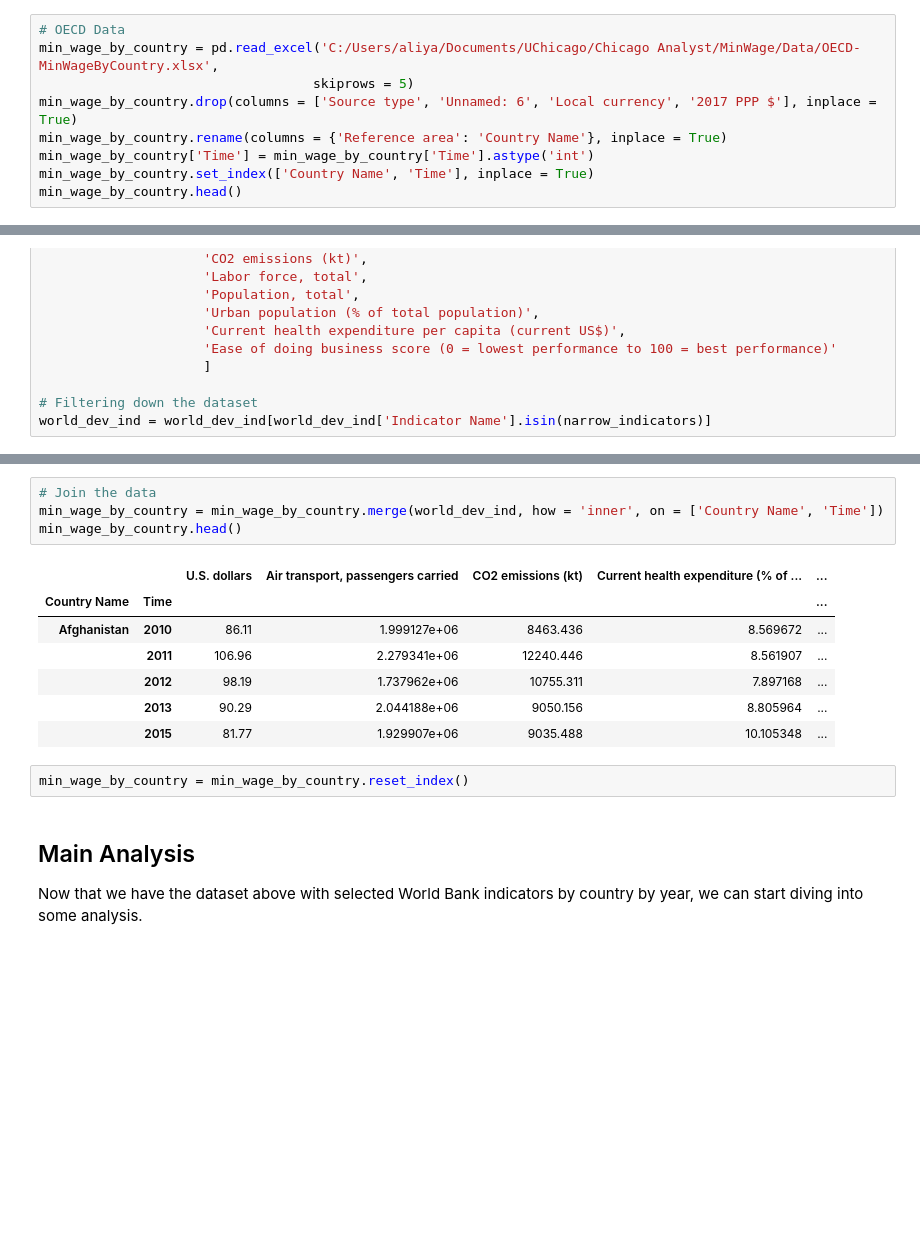
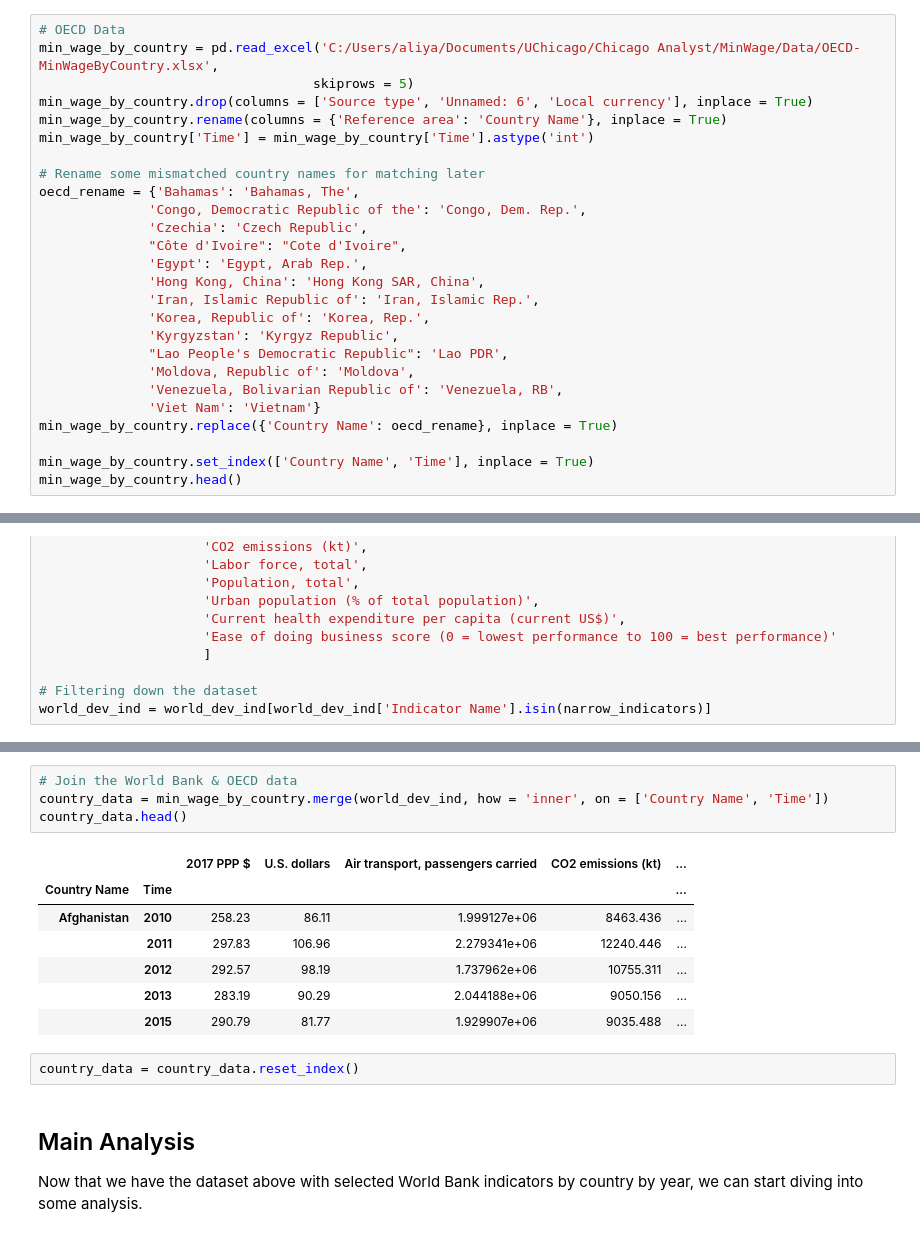
Before and after one commit to aliya-zee/chianalyst, a Jupyter notebook: MinWage-EDA.ipynb, the cells around one changed output, grey strips where cells are left out. Saved outputs shown, nothing was run; the diff lists cells and outputs as text; blank space fills up the shorter version.

```diff
--- a/MinWage-EDA.ipynb
+++ b/MinWage-EDA.ipynb
@@ -55,9 +58,26 @@ This data comes in two parts - the minimum wage by country by year (OECD data) a
 # OECD Data
 min_wage_by_country = pd.read_excel('C:/Users/aliya/Documents/UChicago/Chicago Analyst/MinWage/Data/OECD-MinWageByCountry.xlsx',
                                    skiprows = 5)
-min_wage_by_country.drop(columns = ['Source type', 'Unnamed: 6', 'Local currency', '2017 PPP $'], inplace = True)
+min_wage_by_country.drop(columns = ['Source type', 'Unnamed: 6', 'Local currency'], inplace = True)
 min_wage_by_country.rename(columns = {'Reference area': 'Country Name'}, inplace = True)
 min_wage_by_country['Time'] = min_wage_by_country['Time'].astype('int')
+
+# Rename some mismatched country names for matching later
+oecd_rename = {'Bahamas': 'Bahamas, The',
+              'Congo, Democratic Republic of the': 'Congo, Dem. Rep.',
+              'Czechia': 'Czech Republic',
+              "Côte d'Ivoire": "Cote d'Ivoire",
+              'Egypt': 'Egypt, Arab Rep.',
+              'Hong Kong, China': 'Hong Kong SAR, China',
+              'Iran, Islamic Republic of': 'Iran, Islamic Rep.',
+              'Korea, Republic of': 'Korea, Rep.',
+              'Kyrgyzstan': 'Kyrgyz Republic',
+              "Lao People's Democratic Republic": 'Lao PDR',
+              'Moldova, Republic of': 'Moldova',
+              'Venezuela, Bolivarian Republic of': 'Venezuela, RB',
+              'Viet Nam': 'Vietnam'}
+min_wage_by_country.replace({'Country Name': oecd_rename}, inplace = True)
+
 min_wage_by_country.set_index(['Country Name', 'Time'], inplace = True)
 min_wage_by_country.head()
 # %% [output]
@@ -154,19 +158,19 @@ world_dev_ind.head()
 |  | 2013 | 2.044188e+06 | 9050.156 | 8.805964 | 55.034630 | ... |
 |  | 2014 | 2.209428e+06 | 8467.103 | 9.528878 | 59.008934 | ... |
 # %%
-# Join the data
-min_wage_by_country = min_wage_by_country.merge(world_dev_ind, how = 'inner', on = ['Country Name', 'Time'])
-min_wage_by_country.head()
+# Join the World Bank & OECD data
+country_data = min_wage_by_country.merge(world_dev_ind, how = 'inner', on = ['Country Name', 'Time'])
+country_data.head()
 # %% [output]
-|  |  | U.S. dollars | Air transport, passengers carried | CO2 emissions (kt) | Current health expenditure (% of ... | ... |
+|  |  | 2017 PPP $ | U.S. dollars | Air transport, passengers carried | CO2 emissions (kt) | ... |
 | Country Name | Time |  |  |  |  | ... |
-| Afghanistan | 2010 | 86.11 | 1.999127e+06 | 8463.436 | 8.569672 | ... |
-|  | 2011 | 106.96 | 2.279341e+06 | 12240.446 | 8.561907 | ... |
-|  | 2012 | 98.19 | 1.737962e+06 | 10755.311 | 7.897168 | ... |
-|  | 2013 | 90.29 | 2.044188e+06 | 9050.156 | 8.805964 | ... |
-|  | 2015 | 81.77 | 1.929907e+06 | 9035.488 | 10.105348 | ... |
+| Afghanistan | 2010 | 258.23 | 86.11 | 1.999127e+06 | 8463.436 | ... |
+|  | 2011 | 297.83 | 106.96 | 2.279341e+06 | 12240.446 | ... |
+|  | 2012 | 292.57 | 98.19 | 1.737962e+06 | 10755.311 | ... |
+|  | 2013 | 283.19 | 90.29 | 2.044188e+06 | 9050.156 | ... |
+|  | 2015 | 290.79 | 81.77 | 1.929907e+06 | 9035.488 | ... |
-# %%
-min_wage_by_country = min_wage_by_country.reset_index()
+# %%
+country_data = country_data.reset_index()
 # %% [markdown]
 ## Main Analysis
 Now that we have the dataset above with selected World Bank indicators by country by year, we can start diving into some analysis.
```
Also changed, not shown: parts of 22 cells of this notebook.
